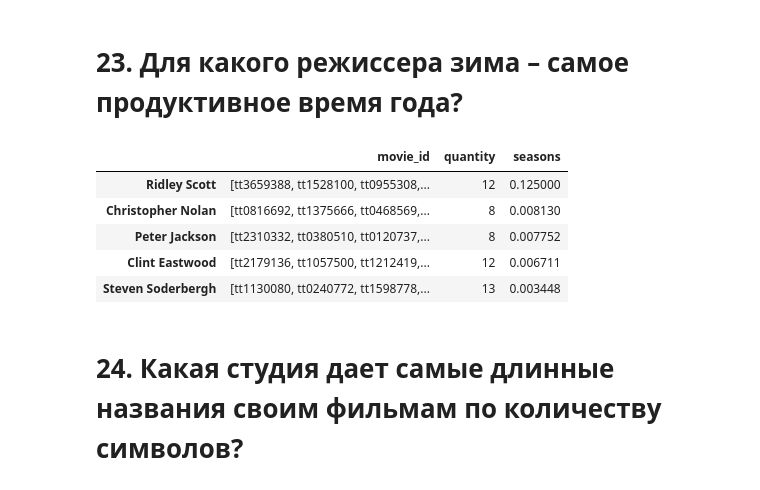
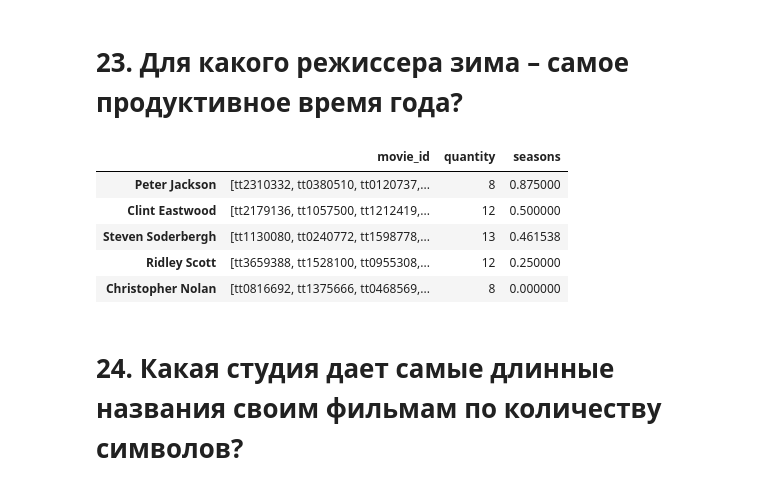
Before and after one commit to Tmy754646/modul_1_Millionere, a Jupyter notebook: Movies_IMDB_v4-1_Tsvetnikov.ipynb, the cells around one changed output. Saved outputs shown, nothing was run; the diff lists cells and outputs as text; code cells hidden in the pictures.

```diff
--- a/Movies_IMDB_v4-1_Tsvetnikov.ipynb
+++ b/Movies_IMDB_v4-1_Tsvetnikov.ipynb
@@ -420,24 +420,28 @@ answers['23']  = 'Ridley Scott' # неверно, хотя считаю свое
 # %%
 director_df = make_df(data, 'director_new')
 
 a = [] # вспомогательный список для накопления количества фильмов в разрезе режисеров и сезонов
 b = [] # список для расчета продуктивности зимы: отношение количества фильмов,
        #выпущенных зимой конкретным режисером к общему количеству фильмов этого режисера
 
 for director in range(len(director_df)):
     a.append(pd.Series(data[data['imdb_id'].isin(director_df['movie_id'][director])]['seasons']))
-    b.append(len(a[a == 'winter'])/len(a))
+    if 'winter' in list(a[director]):
+        b.append(a[director].value_counts(1).loc['winter'])
+    else:
+        b.append(0)
 
 director_df['seasons'] = b
+director_df.sort_values('seasons', ascending = False).head(10)
 m_filter = ['Steven Soderbergh', 'Christopher Nolan', 'Clint Eastwood', 'Ridley Scott', 'Peter Jackson']
 director_df[director_df.index.isin(m_filter)].sort_values('seasons', ascending = False)
 # %% [output]
 |  | movie_id | quantity | seasons |
-| Ridley Scott | [tt3659388, tt1528100, tt0955308,... | 12 | 0.125000 |
-| Christopher Nolan | [tt0816692, tt1375666, tt0468569,... | 8 | 0.008130 |
-| Peter Jackson | [tt2310332, tt0380510, tt0120737,... | 8 | 0.007752 |
-| Clint Eastwood | [tt2179136, tt1057500, tt1212419,... | 12 | 0.006711 |
-| Steven Soderbergh | [tt1130080, tt0240772, tt1598778,... | 13 | 0.003448 |
+| Peter Jackson | [tt2310332, tt0380510, tt0120737,... | 8 | 0.875000 |
+| Clint Eastwood | [tt2179136, tt1057500, tt1212419,... | 12 | 0.500000 |
+| Steven Soderbergh | [tt1130080, tt0240772, tt1598778,... | 13 | 0.461538 |
+| Ridley Scott | [tt3659388, tt1528100, tt0955308,... | 12 | 0.250000 |
+| Christopher Nolan | [tt0816692, tt1375666, tt0468569,... | 8 | 0.000000 |
 # %% [markdown]
 # 24. Какая студия дает самые длинные названия своим фильмам по количеству символов?
 # %%
```
Also changed, not shown: parts of 2 cells of this notebook.
